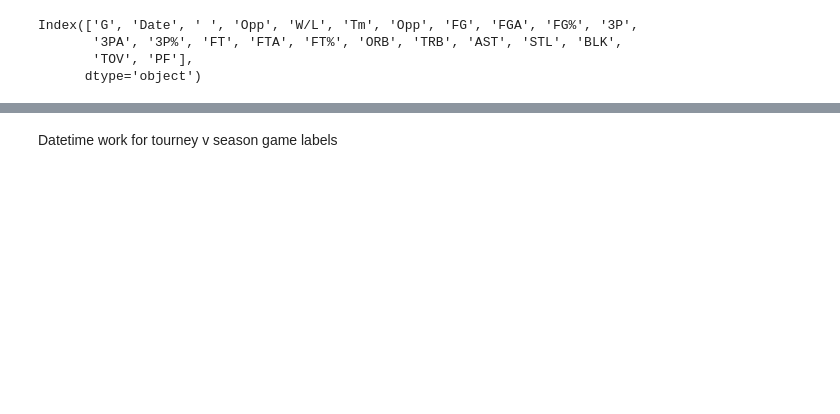
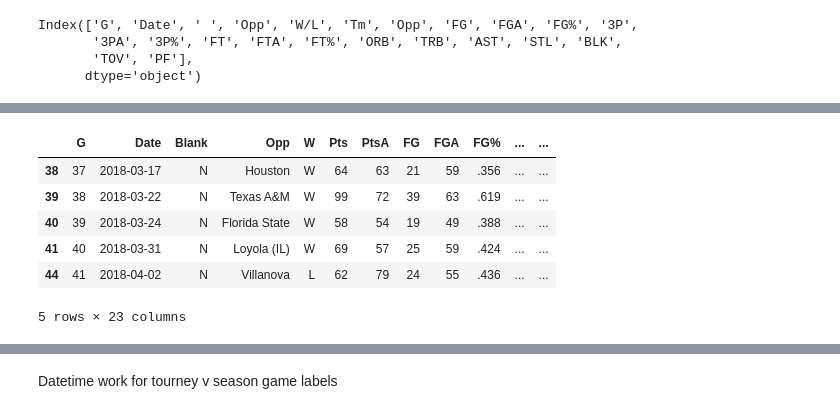
Before and after one commit to scostello28/Bracket-Buster, a Jupyter notebook: notebooks/data_cleaning.ipynb, the cells around one changed output, grey strips where cells are left out. Drawn from its saved outputs; the diff is of its cells as text; code cells hidden in the pictures; blank space fills up the shorter version.

```diff
--- a/notebooks/data_cleaning.ipynb
+++ b/notebooks/data_cleaning.ipynb
@@ -35,3 +54,13 @@ df.columns = newcols
+# %%
+df.tail()
+# %% [output]
+|  | G | Date | Blank | Opp | W | Pts | PtsA | FG | FGA | FG% | ... | ... |
+| 38 | 37 | 2018-03-17 | N | Houston | W | 64 | 63 | 21 | 59 | .356 | ... | ... |
+| 39 | 38 | 2018-03-22 | N | Texas A&M | W | 99 | 72 | 39 | 63 | .619 | ... | ... |
+| 40 | 39 | 2018-03-24 | N | Florida State | W | 58 | 54 | 19 | 49 | .388 | ... | ... |
+| 41 | 40 | 2018-03-31 | N | Loyola (IL) | W | 69 | 57 | 25 | 59 | .424 | ... | ... |
+| 44 | 41 | 2018-04-02 | N | Villanova | L | 62 | 79 | 24 | 55 | .436 | ... | ... |
+5 rows × 23 columns
 # %%
 def teams_dict(filepath):
     '''
```
Also changed, not shown: parts of 13 cells of this notebook, 22 other files.
